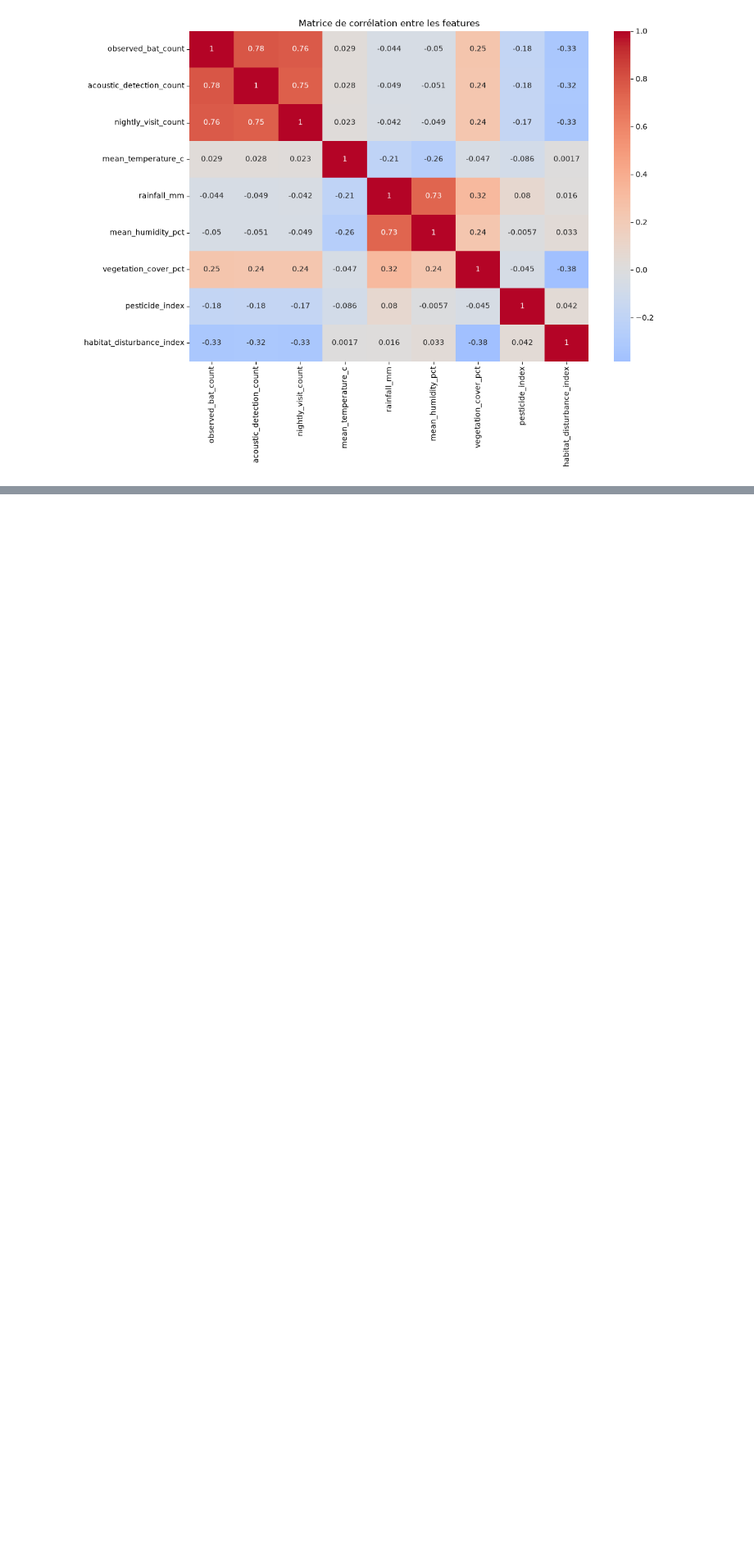
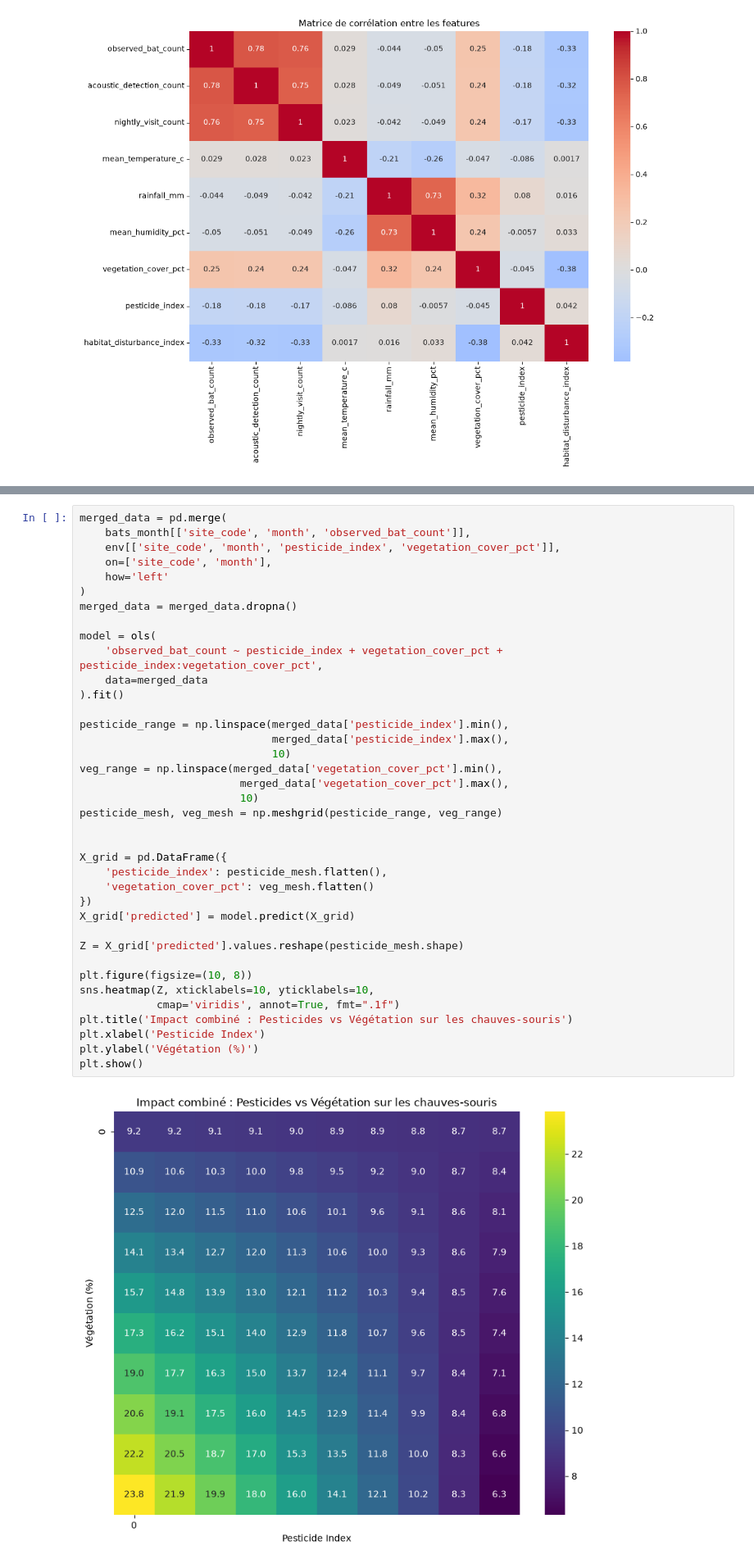
Before and after one commit to LeoMor1/20262027-UE-DataMining-Project, a Jupyter notebook: Ecology_part.ipynb, the cells around one changed output, grey strips where cells are left out. Shown at 82% size. Cells and saved outputs as stored; diff of their text form; blank space fills up the shorter version.

```diff
--- a/Ecology_part.ipynb
+++ b/Ecology_part.ipynb
@@ -550,2 +552,42 @@ L'impact humain est négatif et significatif** :
    - habitat_disturbance_index (-0.33) > pesticide_index (-0.18).
    - A voir si l'impacte des pesticide sur les plantes augmente augmente en quelque sort leur impacte negatif sur la population de chauves-souris
+# %%
+merged_data = pd.merge(
+    bats_month[['site_code', 'month', 'observed_bat_count']],
+    env[['site_code', 'month', 'pesticide_index', 'vegetation_cover_pct']],
+    on=['site_code', 'month'],
+    how='left'
+)
+merged_data = merged_data.dropna()
+
+model = ols(
+    'observed_bat_count ~ pesticide_index + vegetation_cover_pct + pesticide_index:vegetation_cover_pct',
+    data=merged_data
+).fit()
+
+pesticide_range = np.linspace(merged_data['pesticide_index'].min(),
+                              merged_data['pesticide_index'].max(),
+                              10)
+veg_range = np.linspace(merged_data['vegetation_cover_pct'].min(),
+                         merged_data['vegetation_cover_pct'].max(),
+                         10)
+pesticide_mesh, veg_mesh = np.meshgrid(pesticide_range, veg_range)
+
+
+X_grid = pd.DataFrame({
+    'pesticide_index': pesticide_mesh.flatten(),
+    'vegetation_cover_pct': veg_mesh.flatten()
+})
+X_grid['predicted'] = model.predict(X_grid)
+
+Z = X_grid['predicted'].values.reshape(pesticide_mesh.shape)
+
+plt.figure(figsize=(10, 8))
+sns.heatmap(Z, xticklabels=10, yticklabels=10,
+            cmap='viridis', annot=True, fmt=".1f")
+plt.title('Impact combiné : Pesticides vs Végétation sur les chauves-souris')
+plt.xlabel('Pesticide Index')
+plt.ylabel('Végétation (%)')
+plt.show()
+# %% [output]
+[figure, added]
```
Also changed, not shown: parts of 4 cells of this notebook.
